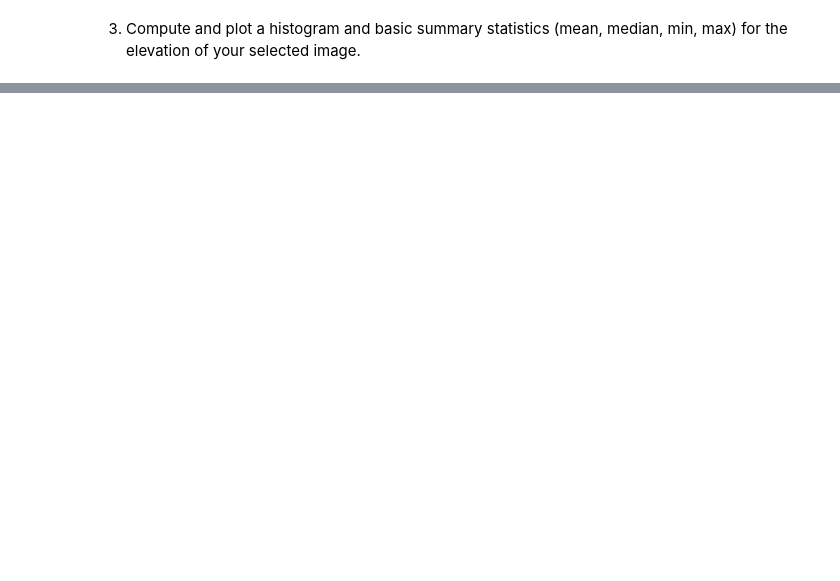
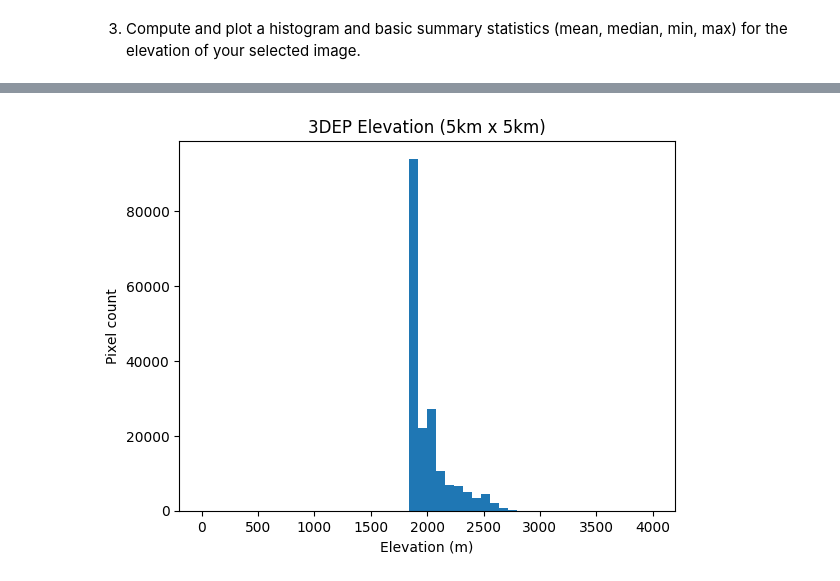
Before and after one commit to ICharmU/shrub, a Jupyter notebook: Sprint 2/Base/tasks_3dep.ipynb, the cells around one changed output, grey strips where cells are left out. Saved outputs shown, nothing was run; the diff lists cells and outputs as text; code cells hidden in the pictures; blank space fills up the shorter version.

```diff
--- a/Sprint 2/Base/tasks_3dep.ipynb
+++ b/Sprint 2/Base/tasks_3dep.ipynb
@@ -36,0 +59,18 @@ Use coordinates within the following bounding box (WGS84 lon/lat):
+# %%
+aoi = ee.Geometry.Rectangle(
+    [-120.1018846, 38.99274873, -120.0899834, 39.0020357],
+    geodesic=False
+)
+
+center_lon = (-120.1018846 + -120.0899834) / 2
+center_lat = (38.99274873 + 39.0020357) / 2
+pt = ee.Geometry.Point([center_lon, center_lat])
+
+hits = threedep_10m.filterBounds(pt)
+print("3DEP images intersecting AOI point:", hits.size().getInfo())
+
+elev_img = ee.Image(hits.first()).select("elevation").rename("elevation")
+
+print("Band names:", elev_img.bandNames().getInfo())
+print("Scale (m):", elev_img.projection().nominalScale().getInfo())
+print("Projection:", elev_img.projection().getInfo())
@@ -41,4 +133,61 @@ Use coordinates within the following bounding box (WGS84 lon/lat):
 # %% [markdown]
 3. Compute and plot a histogram and basic summary statistics (mean, median, min, max) for the elevation of your selected image.
 # %%
-# Your code here
+center_pt = ee.Geometry.Point([center_lon, center_lat])
+roi_5km = center_pt.buffer(2500).bounds()
+
+stats_reducer = (
+    ee.Reducer.count()
+      .combine(ee.Reducer.mean(), sharedInputs=True)
+      .combine(ee.Reducer.median(), sharedInputs=True)
+      .combine(ee.Reducer.min(), sharedInputs=True)
+      .combine(ee.Reducer.max(), sharedInputs=True)
+      .combine(ee.Reducer.stdDev(), sharedInputs=True)
+      .combine(ee.Reducer.percentile([5, 25, 75, 95]), sharedInputs=True)
+)
+
+stats = elev_img.reduceRegion(
+    reducer=stats_reducer,
+    geometry=roi_5km,
+    scale=10,
+    maxPixels=1e9,
+    bestEffort=True
+).getInfo()
+
+report = {
+    "valid_pixel_count": stats.get("elevation_count"),
+    "mean": stats.get("elevation_mean"),
+    "median": stats.get("elevation_median"),
+    "min": stats.get("elevation_min"),
+    "max": stats.get("elevation_max"),
+    "stdDev": stats.get("elevation_stdDev"),
+    "p05": stats.get("elevation_p5"),
+    "p25": stats.get("elevation_p25"),
+    "p75": stats.get("elevation_p75"),
+    "p95": stats.get("elevation_p95"),
+}
+
+print("3DEP elevation summary (5km x 5km):")
+for k, v in report.items():
+    print(f"  {k}: {v}")
+
+hist = elev_img.reduceRegion(
+    reducer=ee.Reducer.fixedHistogram(0, 4000, 50),
+    geometry=roi_5km,
+    scale=10,
+    maxPixels=1e9,
+    bestEffort=True
+).get("elevation").getInfo()
+
+bin_left = np.array([b[0] for b in hist], dtype=float)
+counts = np.array([b[1] for b in hist], dtype=float)
+bin_width = (4000 - 0) / 50
+bin_centers = bin_left + bin_width / 2
+
+plt.figure()
+plt.bar(bin_centers, counts, width=bin_width)
+plt.title("3DEP Elevation (5km x 5km)")
+plt.xlabel("Elevation (m)")
+plt.ylabel("Pixel count")
+plt.show()
+# %% [output]
@@ -44,0 +205 @@ Use coordinates within the following bounding box (WGS84 lon/lat):
+[figure, added]
```
Also changed, not shown: parts of 6 cells of this notebook, 3 other files.
